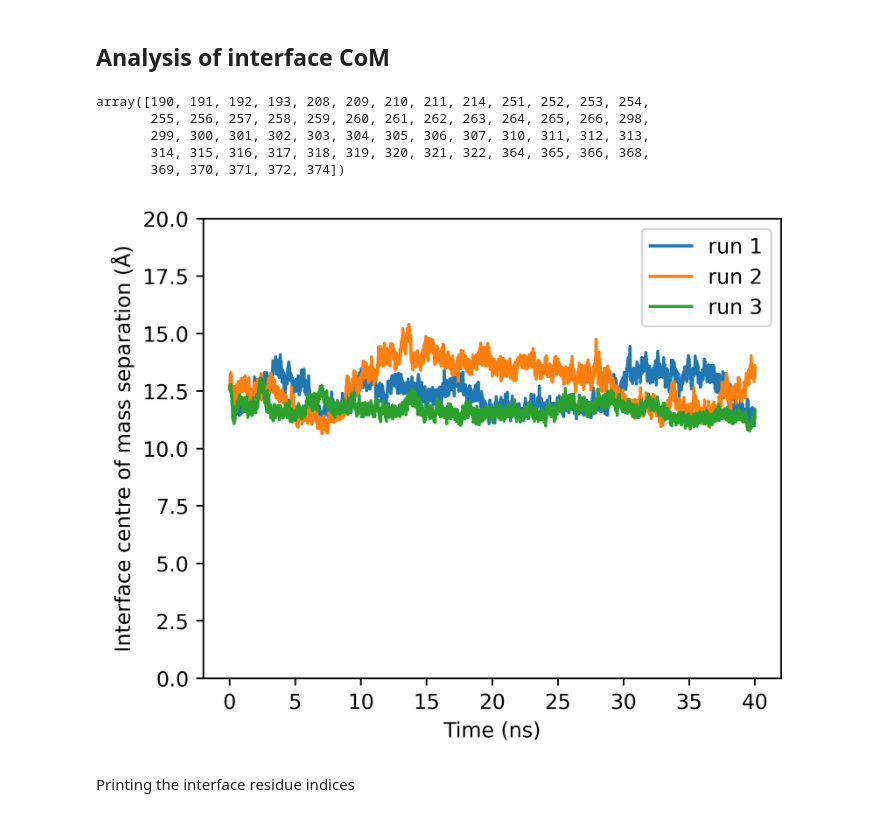
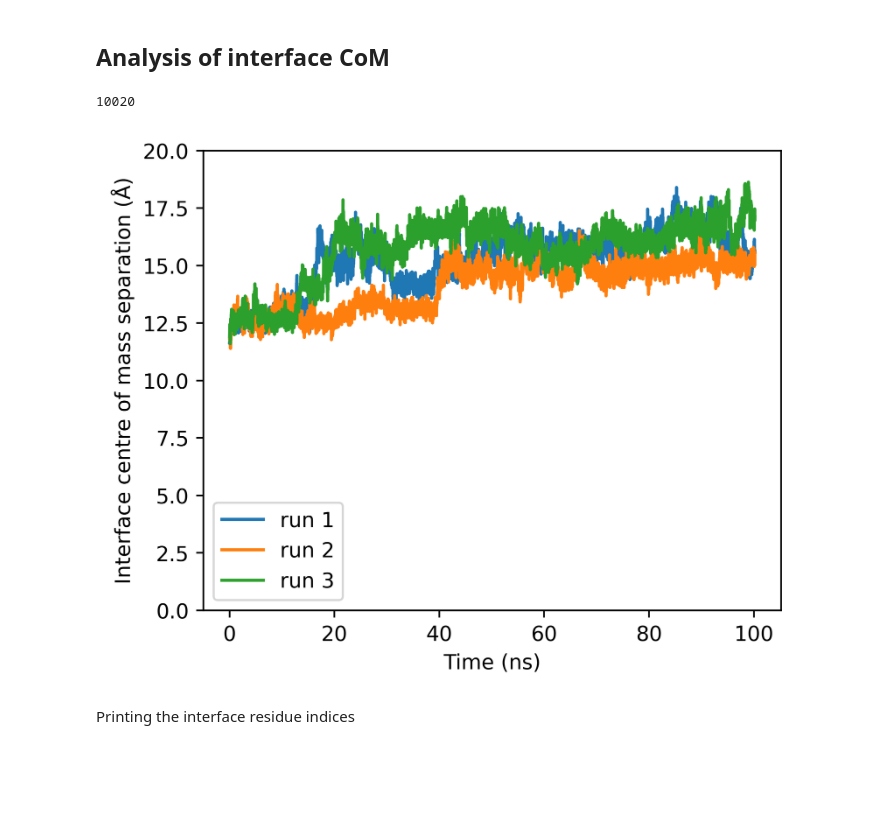
Before and after one commit to BenTanYK/CRBN_CK1a, a Jupyter notebook: Unrestrained_MD/MD_analysis.ipynb, the cells around one changed output. Drawn from its saved outputs; the diff is of its cells as text; code cells hidden in the pictures; blank space fills up the shorter version.

Commit message:
Adding results

```diff
--- a/Unrestrained_MD/MD_analysis.ipynb
+++ b/Unrestrained_MD/MD_analysis.ipynb
@@ -81,9 +90,7 @@ def obtain_CA_idx(u, res_idx):
     else:
         return selected_CA.indices[0]
 # %%
-def obtain_distance(run_number, pos1, pos2):
-
-    u = mda.Universe('structures/complex.prmtop', f'results/run{run_number}/traj.dcd')
+def obtain_distance(pos1, pos2):
 
     return np.linalg.norm(pos1 - pos2)
 # %%
@@ -136,12 +146,0 @@ Text(0, 0.5, 'Average RMSF (Å)')
-# %%
-plt.figure(figsize=(5,4), dpi=500)
-plt.vlines(x=[8, 142, 332, 244], ymin=[0]*4, ymax=[20]*4)
-
-for n_run in [0]:
-
-    res, rmsf = obtain_RMSF(n_run)
-    plt.plot(res, rmsf, label=f'run {n_run}')
-
-# plt.legend()
-plt.xlabel('Residue index')
-plt.ylabel('Average RMSF (Å)')
@@ -270,8 +438,8 @@ def obtain_distance(pos1, pos2):
 # %%
 u = mda.Universe('structures/complex.prmtop', f'structures/complex.inpcrd')
 
-rec_group = [4, 18, 37, 56, 81, 96, 107, 126, 136, 160, 177, 193, 215, 226, 245, 264, 286, 307, 318, 332, 346, 400, 406, 425, 447, 453, 521, 610, 629, 649, 655, 666, 688, 694, 710, 727, 789, 941, 1872, 1899, 1905, 1920, 1941, 1960, 1999, 2026, 2057, 2068, 2084, 2095, 2102, 2112, 2123, 2133, 2140, 2164, 2183, 2197, 2219, 2463]
-lig_group = [3032, 3054, 3071, 3088, 3333, 3360, 3366, 3378, 3442, 4051, 4072, 4091, 4112, 4126, 4156, 4162, 4169, 4181, 4193, 4212, 4228, 4247, 4264, 4274, 4289, 4824, 4834, 4856, 4878, 4895, 4905, 4915, 4936, 4946, 4978, 5025, 5055, 5061, 5077, 5089, 5105, 5120, 5130, 5149, 5156, 5175, 5192, 5204, 5890, 5911, 5933, 5953, 5965, 5982, 5997, 6013, 6039]
+rec_group = [3779, 3800, 3816, 3838, 3844, 3861, 3868, 3889, 3905, 3922, 3937, 4083, 4102, 4116, 4135, 4154, 4161, 4193, 4199, 4210, 4224, 4239, 4256, 4267, 4363, 4387, 4401, 4417, 4427, 4454, 4476, 4495, 4505, 4515, 4526, 4543, 4562, 4569, 4854, 4861, 4880, 4918, 4929]
+lig_group = [5029, 5078, 5100, 5121, 5387, 5406, 5420, 5439, 5453, 5467, 5474, 5489, 5504, 5958, 6022, 6028, 6045, 6064, 6309, 6321, 6340, 6359, 7215, 7222, 7241, 7248, 7272, 7289]
 
 rec_atoms = u.atoms[rec_group]
 lig_atoms = u.atoms[lig_group]
@@ -280,26 +448,14 @@ lig_atoms = u.atoms[lig_group]
 for atom in rec_atoms+lig_atoms:
     if atom.name != 'CA':
         raise ValueError('Select only CA atoms as anchorpoints')
-# %%
-lig_atoms.resids
-# %% [output]
-array([190, 191, 192, 193, 208, 209, 210, 211, 214, 251, 252, 253, 254,
-       255, 256, 257, 258, 259, 260, 261, 262, 263, 264, 265, 266, 298,
-       299, 300, 301, 302, 303, 304, 305, 306, 307, 310, 311, 312, 313,
-       314, 315, 316, 317, 318, 319, 320, 321, 322, 364, 365, 366, 368,
-       369, 370, 371, 372, 374])
 # %%
 CoM_sep_data = {}
 
-for n_run in [0,2,4]:
+for n_run in [1,2,3]:
     sep = []
     u = mda.Universe('structures/complex.prmtop', f'results/run{n_run}/traj.dcd')
 
-    total_frames = 10020
-    frames_per_ns = total_frames / 100.2
-    frames_40ns = int(frames_per_ns * 40)
-
-    for ts in tqdm(u.trajectory[:frames_40ns], total=frames_40ns, desc='Frames analysed'):
+    for ts in tqdm(u.trajectory, total=len(u.trajectory), desc='Frames analysed'):
 
         rec_atoms = u.atoms[rec_group]
         lig_atoms = u.atoms[lig_group]
@@ -310,22 +466,26 @@ for n_run in [0,2,4]:
         sep.append(obtain_distance(rec_COM, lig_COM))
 
     CoM_sep_data[n_run] = sep
+# %%
+len(CoM_sep_data[3])
+# %% [output]
+10020
 # %%
 plt.figure(figsize=(5,4), dpi=500)
 
 labels = {0:1, 2:2, 4:3}
 
-for n_run in [0,2,4]:
-    x = np.linspace(0,40,len(CoM_sep_data[n_run]))
-    plt.plot(x, CoM_sep_data[n_run], label=f"run {labels[n_run]}")
+for n_run in [1,2,3]:
+    x = np.linspace(0,100.204,len(CoM_sep_data[n_run]))
+    plt.plot(x, CoM_sep_data[n_run], label=f"run {n_run}")
 
 plt.ylim(0,20)
 plt.ylabel('Interface centre of mass separation (Å)')
 plt.xlabel('Time (ns)')
 plt.legend()
 plt.show()
 # %% [output]
-[figure, old version]
+[figure, new version]
 # %% [markdown]
 Printing the interface residue indices
 # %%
```
Also changed, not shown: parts of 16 cells of this notebook, 52 other files.
